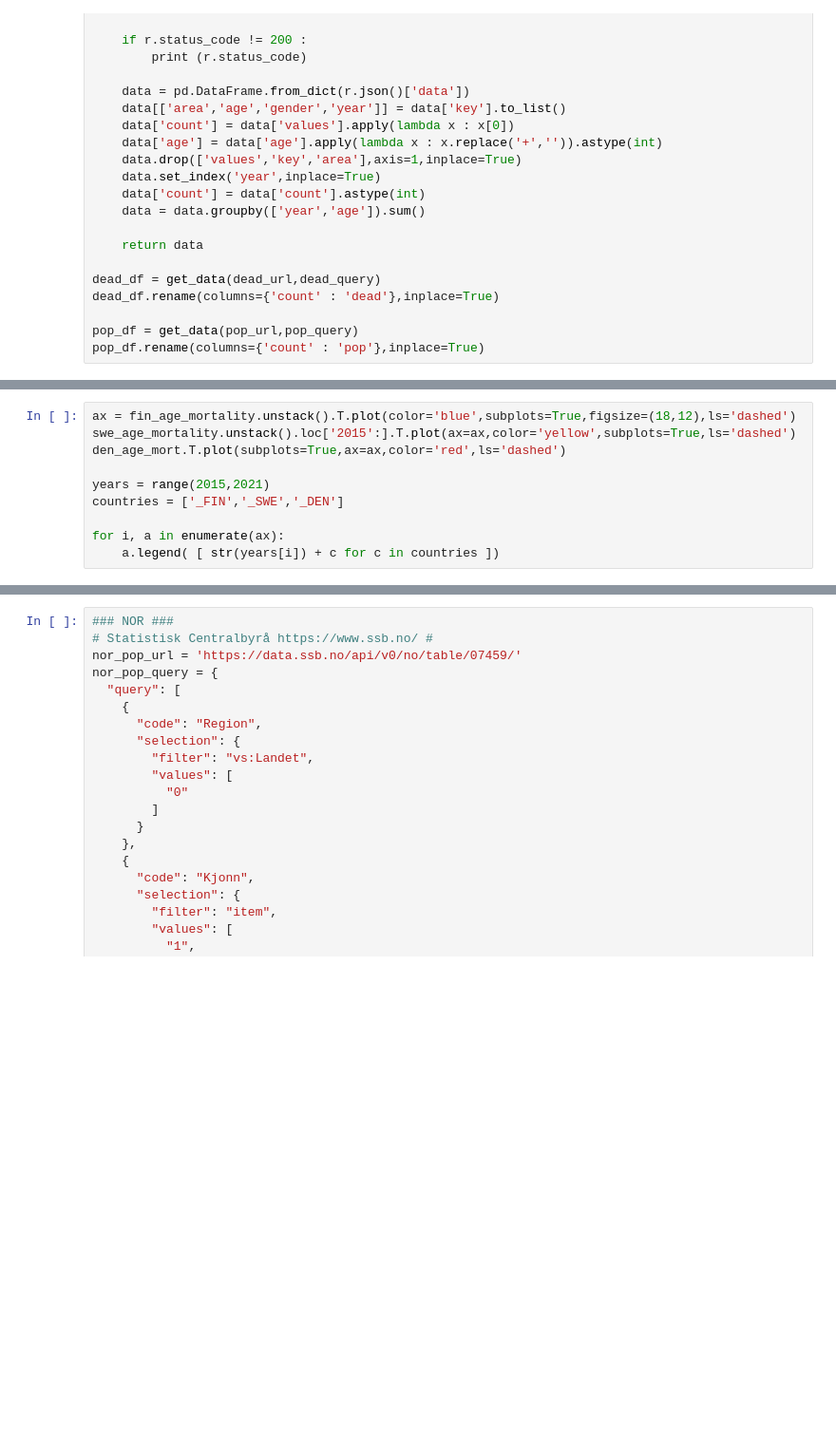
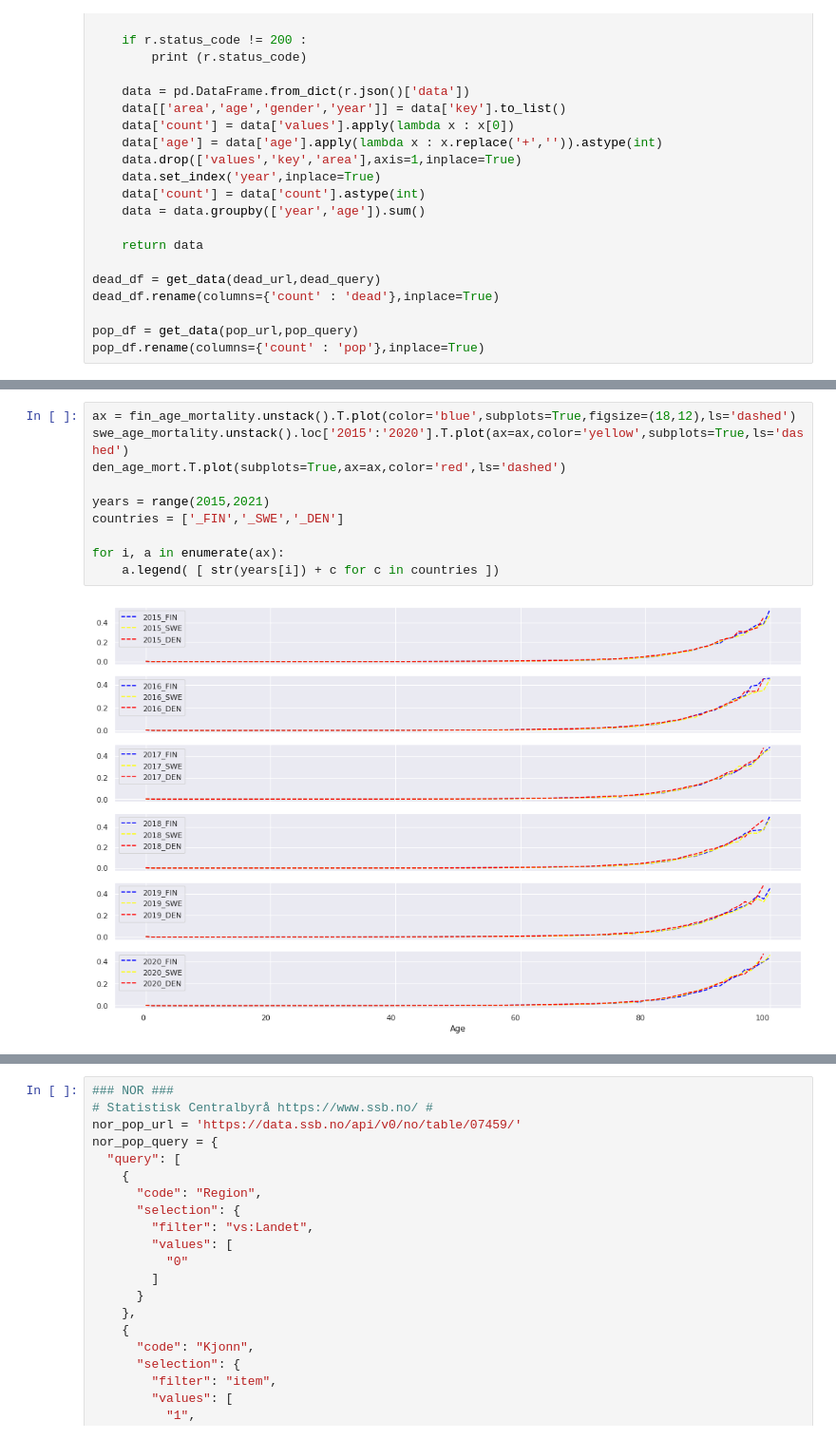
Before and after one commit to tolex3/note, a Jupyter notebook: 2021/FIN_SWE_mort.ipynb, the cells around one changed output, grey strips where cells are left out. Shown at 95% size. Cells and saved outputs as stored; diff of their text form; blank space fills up the shorter version.

```diff
--- a/2021/FIN_SWE_mort.ipynb
+++ b/2021/FIN_SWE_mort.ipynb
@@ -845,13 +1326,15 @@ den_age_mort
 # %%
 ax = fin_age_mortality.unstack().T.plot(color='blue',subplots=True,figsize=(18,12),ls='dashed')
-swe_age_mortality.unstack().loc['2015':].T.plot(ax=ax,color='yellow',subplots=True,ls='dashed')
+swe_age_mortality.unstack().loc['2015':'2020'].T.plot(ax=ax,color='yellow',subplots=True,ls='dashed')
 den_age_mort.T.plot(subplots=True,ax=ax,color='red',ls='dashed')
 
 years = range(2015,2021)
 countries = ['_FIN','_SWE','_DEN']
 
 for i, a in enumerate(ax):
     a.legend( [ str(years[i]) + c for c in countries ])
+# %% [output]
+[figure, added]
 # %%
 den_std_mort = (den_age_mort * std_pop['pop']).sum(axis=1)
 den_std_mort = den_std_mort / std_pop['pop'].sum()
```
Also changed, not shown: parts of 139 cells of this notebook, 21 other files.
